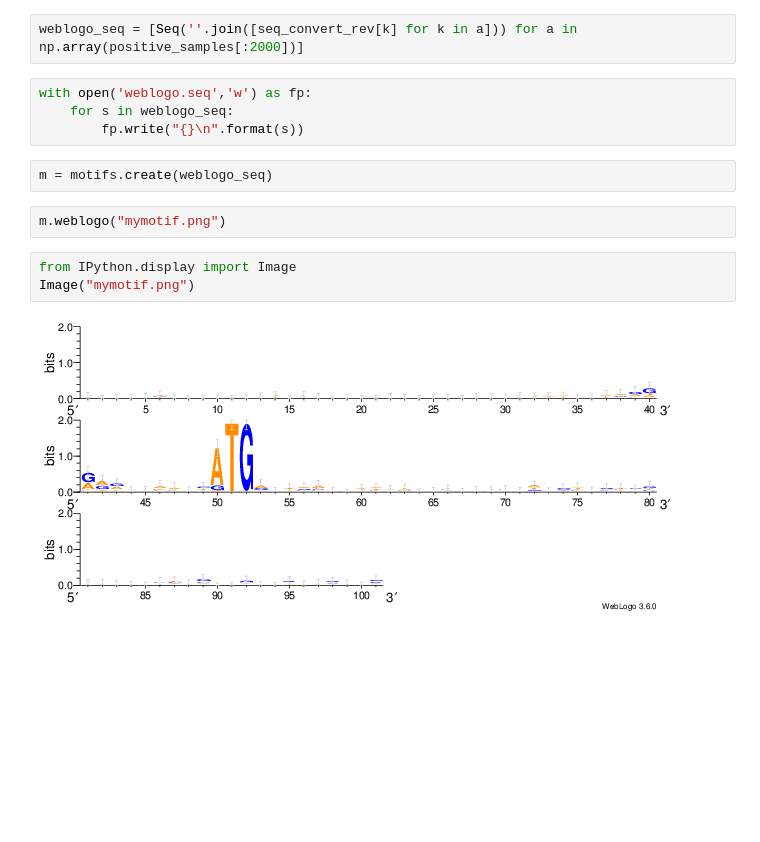
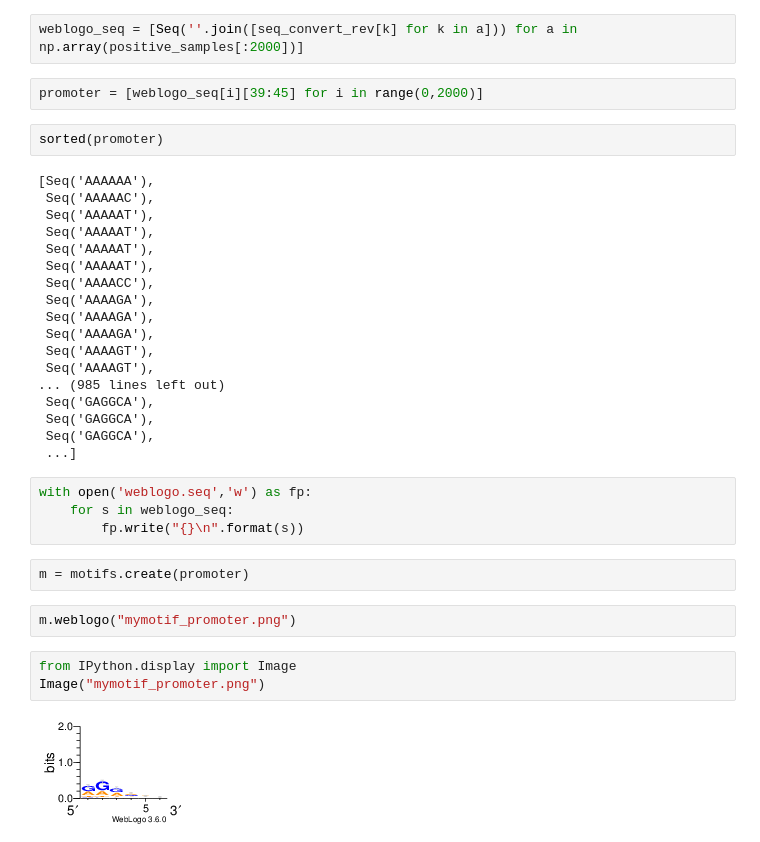
Before and after one commit to ruhulsbu/Attention4DNASeqRepresentation, a Jupyter notebook: notebook/pytorch/BenchmarkFullGenome.ipynb, the cells around one changed output. Drawn from its saved outputs; the diff is of its cells as text; blank space fills up the shorter version.

Commit message:
nice pattern plot

```diff
--- a/notebook/pytorch/BenchmarkFullGenome.ipynb
+++ b/notebook/pytorch/BenchmarkFullGenome.ipynb
@@ -332,19 +515,41 @@ from Bio.Seq import Seq
 from Bio import motifs
 # %%
 weblogo_seq = [Seq(''.join([seq_convert_rev[k] for k in a])) for a in np.array(positive_samples[:2000])]
+# %%
+promoter = [weblogo_seq[i][39:45] for i in range(0,2000)]
+# %%
+sorted(promoter)
+# %% [output]
+[Seq('AAAAAA'),
+ Seq('AAAAAC'),
+ Seq('AAAAAT'),
+ Seq('AAAAAT'),
+ Seq('AAAAAT'),
+ Seq('AAAAAT'),
+ Seq('AAAACC'),
+ Seq('AAAAGA'),
+ Seq('AAAAGA'),
+ Seq('AAAAGA'),
+ Seq('AAAAGT'),
+ Seq('AAAAGT'),
+... (985 lines left out)
+ Seq('GAGGCA'),
+ Seq('GAGGCA'),
+ Seq('GAGGCA'),
+ ...]
 # %%
 with open('weblogo.seq','w') as fp:
     for s in weblogo_seq:
         fp.write("{}\n".format(s))
 # %%
-m = motifs.create(weblogo_seq)
+m = motifs.create(promoter)
 # %%
-m.weblogo("mymotif.png")
+m.weblogo("mymotif_promoter.png")
 # %%
 from IPython.display import Image
-Image("mymotif.png")
+Image("mymotif_promoter.png")
 # %% [output]
-[figure, old version]
+[figure, new version]
 # %%
 fig, ax = plt.subplots(figsize=(10,10))
 sns.heatmap(np.log(np.array(pca_attn_neg[:2000])+1),ax = ax)
```
Also changed, not shown: parts of 16 cells of this notebook, 1 other file.
